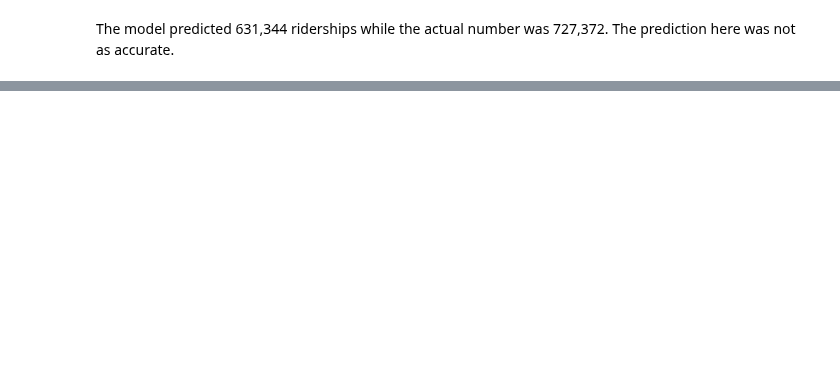
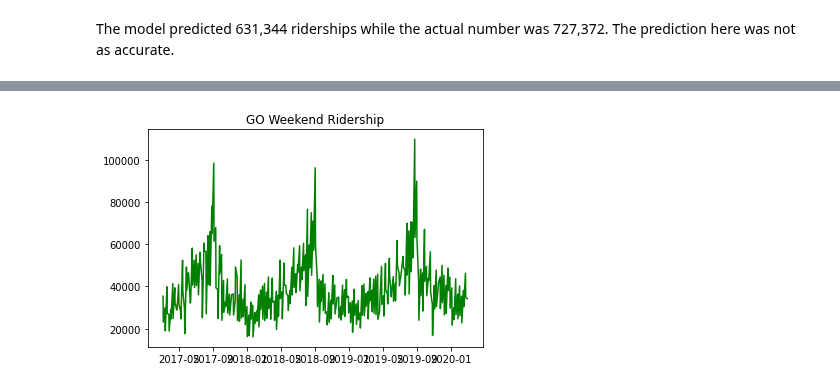
Before and after one commit to VernonNaidoo-Toronto/SCS3250-Group-2-Final-Project, a Jupyter notebook: 3_Machine_Learning.ipynb, the cells around one changed output, grey strips where cells are left out. Cells and saved outputs as stored; diff of their text form; code cells hidden in the pictures; blank space fills up the shorter version.

```diff
--- a/3_Machine_Learning.ipynb
+++ b/3_Machine_Learning.ipynb
@@ -333,0 +428,7 @@ The model predicted 631,344 riderships while the actual number was 727,372. The
+# %%
+# Plotting Total GO Ridership on weekends over 3 years
+plt.plot(weekend_data.index, weekend_data['Total GO Ridership'], color='green')
+plt.title('GO Weekend Ridership')
+plt.show()
+# %% [output]
+[figure, added]
```
Also changed, not shown: parts of 39 cells of this notebook.
